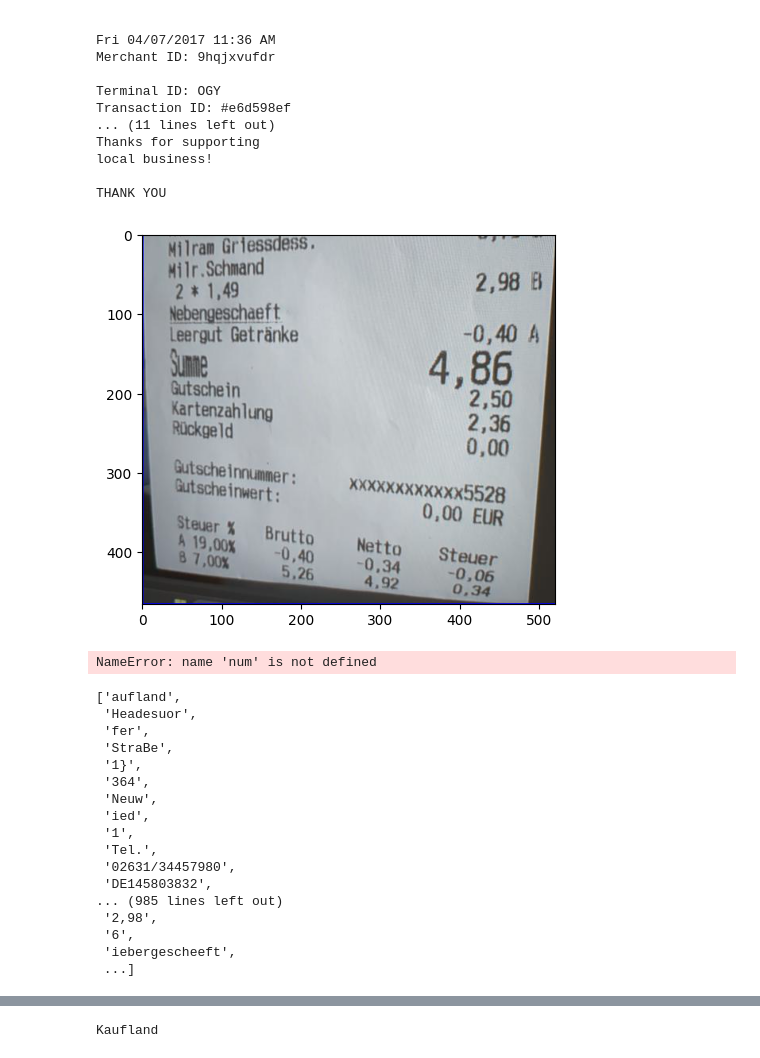
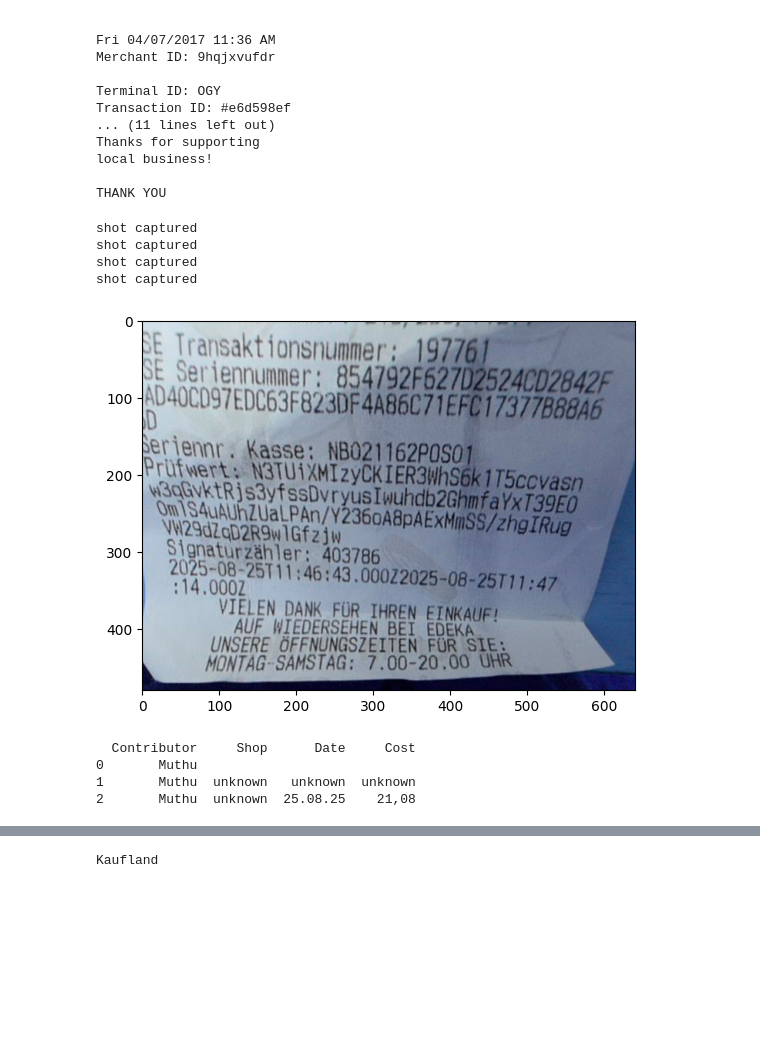
Before and after one commit to Muthusaicharan77/iReadYourBills, a Jupyter notebook: ocr.ipynb, the cells around one changed output, grey strips where cells are left out. Cells and saved outputs as stored; diff of their text form; code cells hidden in the pictures; blank space fills up the shorter version.

Commit message:
added feature c to capture contents. multiple c's should create a decent df

```diff
--- a/ocr.ipynb
+++ b/ocr.ipynb
@@ -111,9 +108,14 @@ centers = ['Kaufland', 'TEDI', 'LiDL']
 # %%
+df = pd.DataFrame(columns=['Contributor','Shop','Date', 'Cost'])
+centers = ['kaufland', 'tedi', 'lidl','edeka']
 cap = cv2.VideoCapture(1)
 i = 0
 flag = 'kaufland'
 shot = []
 total = []
+num = "unknown"
+shop = "unknown"
+date = "unknown"
 while True:
     i=i+1
     ret, frame = cap.read()
@@ -125,15 +127,13 @@ while True:
     ret, thresh = cv2.threshold(gray, 0, 255, cv2.THRESH_OTSU)
     # thresh = cv2.adaptiveThreshold(blur, 255, cv2.ADAPTIVE_THRESH_GAUSSIAN_C, cv2.THRESH_BINARY_INV,15,2)
     result = frame.copy()
-    contours, _ = cv2.findContours(thresh, cv2.RETR_EXTERNAL, cv2.CHAIN_APPROX_SIMPLE)
+    # contours, _ = cv2.findContours(thresh, cv2.RETR_EXTERNAL, cv2.CHAIN_APPROX_SIMPLE)
     # print(len(contours))
-    sort = sorted(contours, key=lambda x: cv2.contourArea(x))
-    x,y,w,h = cv2.boundingRect(sort[len(contours)-1])
-    cv2.rectangle(result, (x,y), (x+w, y+h), (0,0,255),2)
-    result = result[y:y+h, x:x+w]
-    text = pytesseract.image_to_string(result)
-    text = text.split()
-    total = total + text
+    # sort = sorted(contours, key=lambda x: cv2.contourArea(x))
+    # x,y,w,h = cv2.boundingRect(sort[len(contours)-1])
+    # cv2.rectangle(result, (x,y), (x+w, y+h), (0,0,255),2)
+    # result = result[y:y+h, x:x+w]
+
     # print(text)
 
     # if flag == 'kaufland':
@@ -151,62 +151,57 @@ while True:
     #             print(i)
     #             break
     # print(text[index+1])
     if cv2.waitKey(1) & 0xFF == ord('c'):
         # shot = frame.copy()
+        text = pytesseract.image_to_string(result)
+        text = text.split()
+        total = total + text
         shot.append(result)
+        print("shot captured")
     if cv2.waitKey(1) & 0xFF == ord('q'):
         plt.imshow(result)
         plt.show()
         break
 cap.release()
 cv2.destroyAllWindows()
-merge = cv2.vconcat(shot)
+# merge = cv2.vconcat(shot)
 
-for i in range(len(text)):
+for i in range(len(total)):
 
-    if text[i] in centers:
-        shop = text[i]
-    # else:
-    #     shop = "not found"
+    if total[i].lower() in centers:
+
+        shop = total[i]
+
+# else:
+#     shop = "not found"
 
 
-    if text[i] == 'Summe':
+    if total[i] == '€':
     # print(text[i+1])
-        num = text[i+1]
+        num = total[i+1]
     # else:
     #     num = "not found"
 
 
-    if text[i] == 'Datum':
-        date = text[i+1]
+
+    if total[i] == 'Datum':
+        date = total[i+1]
+
 contributor = 'Muthu'
 
 Shop = shop
 date = date
 cost = num
 
 df.loc[len(df)] = [contributor, Shop, date, cost]
 print(df)
 # %% [output]
+shot captured
+shot captured
+shot captured
+shot captured
-[figure, old version]
+[figure, new version]
-NameError: name 'num' is not defined
+  Contributor     Shop      Date     Cost
+0       Muthu
+1       Muthu  unknown   unknown  unknown
+2       Muthu  unknown  25.08.25    21,08
-# %%
-total
-# %% [output]
-['aufland',
- 'Headesuor',
- 'fer',
- 'StraBe',
- '1}',
- '364',
- 'Neuw',
- 'ied',
- '1',
- 'Tel.',
- '02631/34457980',
- 'DE145803832',
-... (985 lines left out)
- '2,98',
- '6',
- 'iebergescheeft',
- ...]
```
Also changed, not shown: parts of 6 cells of this notebook.
